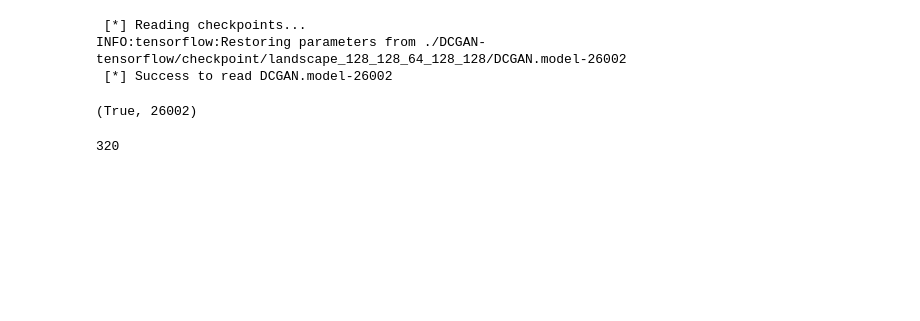
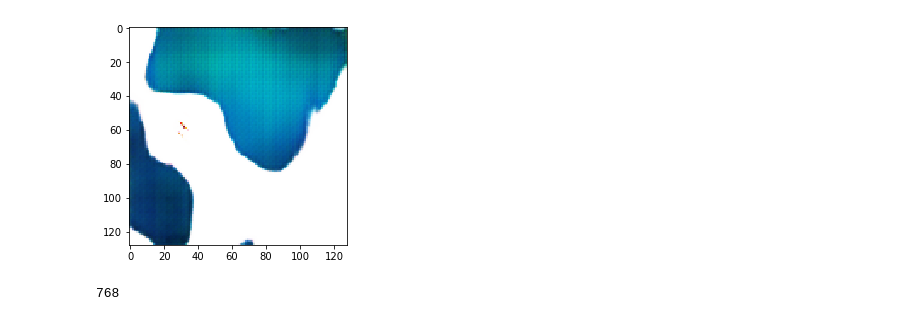
Before and after one commit to ml4a/ml4a, a Jupyter notebook: notebooks/DCGAN.ipynb, the cells around one changed output. Cells and saved outputs as stored; diff of their text form; code cells hidden in the pictures; blank space fills up the shorter version.

Commit message:
DCGAN notebook playing

```diff
--- a/notebooks/DCGAN.ipynb
+++ b/notebooks/DCGAN.ipynb
@@ -38,54 +52,58 @@ with tf.Session(config=run_config) as sess:
-# %%
-
-#dcgan.load('./DCGAN-tensorflow/checkpoint')
-dcgan.load(checkpoint_dir='./DCGAN-tensorflow/checkpoint')
-# %% [output]
- [*] Reading checkpoints...
-INFO:tensorflow:Restoring parameters from ./DCGAN-tensorflow/checkpoint/landscape_128_128_64_128_128/DCGAN.model-26002
- [*] Success to read DCGAN.model-26002
-(True, 26002)
 # %%
-from __future__ import division
-import math
-import json
-import random
-import pprint
-import scipy.misc
-import numpy as np
-from time import gmtime, strftime
-from six.moves import xrange
-
-import tensorflow as tf
-import tensorflow.contrib.slim as slim
-
-image_frame_dim = int(math.ceil(batch_size**.5))
-z_sample = np.random.uniform(-1.0, 1.0, size=(batch_size, dcgan.z_dim))
-
 
 
 def sample_progression(dcgan, n):
     z1 = np.random.uniform(-1, 1, size=(dcgan.z_dim))
     samples = []
     for i in range(n):
         z2 = np.random.uniform(-1, 1, size=(dcgan.z_dim))
         zs = np.array([ (1.0-t)*z1 + t*z2  for t in np.linspace(0, 1, dcgan.batch_size)])
         samples.append(sess.run(dcgan.sampler, feed_dict={dcgan.z: zs}))
         z1 = z2
+    samples = [s for segment in samples for s in segment]
     return samples
 
+def inverse_transform(x):
+    return (x + 1.0) / 2.0
 
-#z1 = np.random.uniform(-1, 1, size=(dcgan.z_dim))
-#z2 = np.random.uniform(-1, 1, size=(dcgan.z_dim))
-#z_sample = np.array([ (1.0-t)*z1 + t*z2  for t in np.linspace(0, 1, batch_size)])
+def display(sample):
+    s = inverse_transform(sample)
+    s = np.array(255.0*s).astype(np.uint8)
+    plt.imshow(s, interpolation='nearest')
+    plt.show()
 
-#samples = sess.run(dcgan.sampler, feed_dict={dcgan.z: z_sample})
 
-samples= sample_progression(dcgan, 5)
-#save_images(samples, [image_frame_dim, image_frame_dim], './samples/test_%s.png' % strftime("%Y-%m-%d-%H-%M-%S", gmtime()))
+z1 = np.random.uniform(-1, 1, size=(dcgan.z_dim))
+z2 = np.random.uniform(-1, 1, size=(dcgan.z_dim))
+z_sample = np.array([ (1.0-t)*z1 + t*z2  for t in np.linspace(0, 1, batch_size)])
 
-samples = [s for segment in samples for s in segment]
 
+
+#z_sample = np.random.uniform(-1.0, 1.0, size=(64, dcgan.z_dim))
+samples = sess.run(dcgan.sampler, feed_dict={dcgan.z: z_sample})
+
+
+
+samples = sample_progression(dcgan, 12)
+
+
+
+#print(samples[0])
+
+
+
+#s = np.array(255*samples[0]).astype('uint8')
+
+
+
+display(samples[0])
+# for i in range(1,64):
+#     display(samples[i])
+
+#showarray(np.array(samples[0]))
+#print(samples[0].dtype)
 print(len(samples))
 # %% [output]
+[figure, added]
-320
+768
 # %%
```
Also changed, not shown: parts of 5 cells of this notebook.
